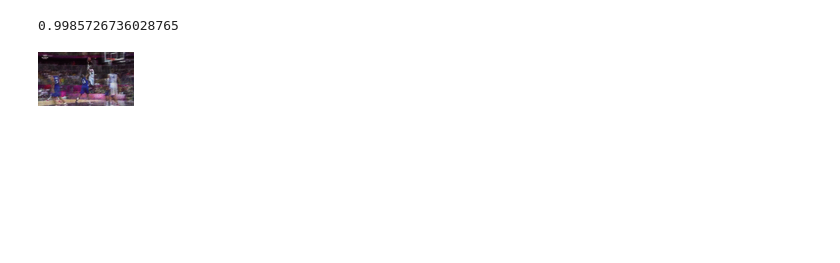
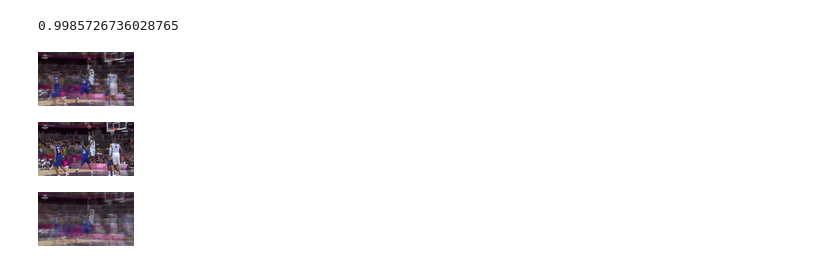
Before and after one commit to joshpapermaster/CS395T-FinalProject, a Jupyter notebook: FinalProject.ipynb, the cells around one changed output. Drawn from its saved outputs; the diff is of its cells as text; code cells hidden in the pictures; blank space fills up the shorter version.

```diff
--- a/FinalProject.ipynb
+++ b/FinalProject.ipynb
@@ -414,2 +526,6 @@ display_tensor_image(recovered_images[8].squeeze())
 # %% [output]
 [figure]
+# %%
+display_tensor_image(images[88])
+# %% [output]
+[figure, added]
@@ -415,0 +538,4 @@ display_tensor_image(recovered_images[8].squeeze())
+# %%
+display_tensor_image(recovered_images[5])
+# %% [output]
+[figure, added]
```
Also changed, not shown: parts of 85 cells of this notebook.
